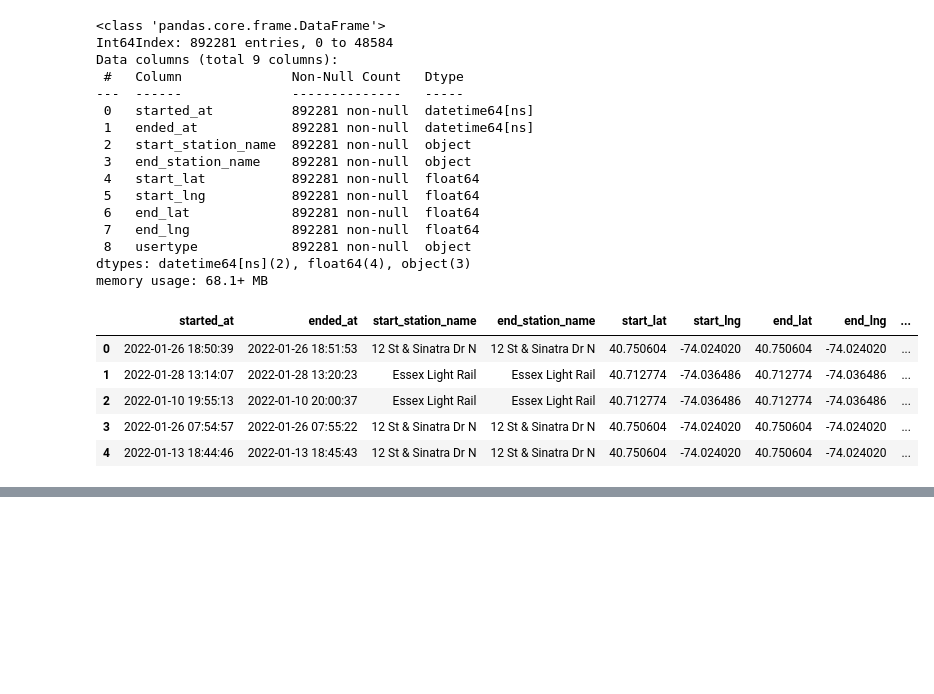
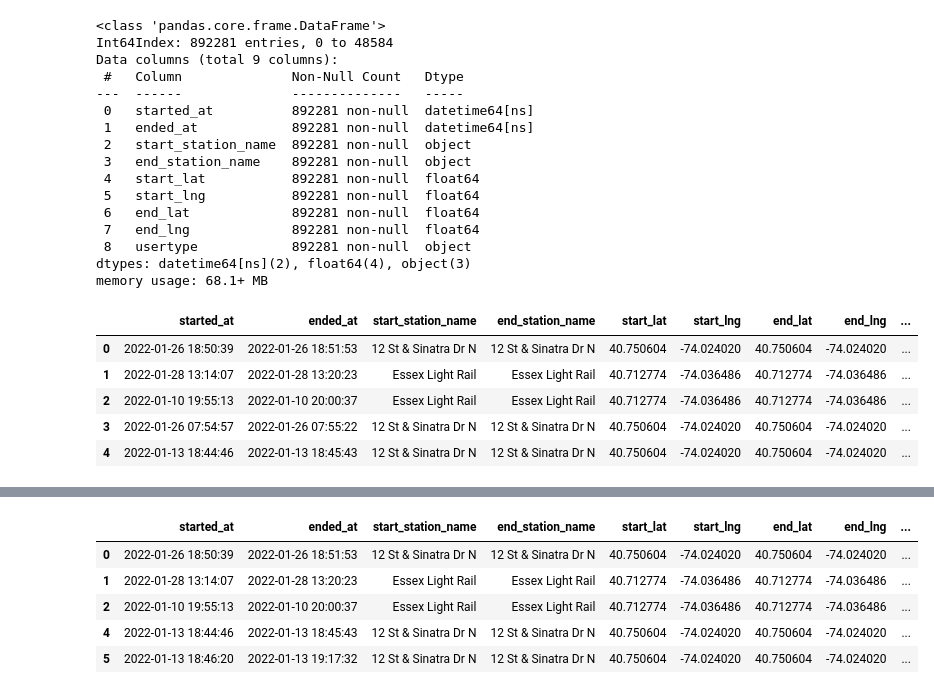
Before and after one commit to TEarle1213/CitiBike-Tableau, a Jupyter notebook: Raw Data/JC CitiBike .ipynb, the cells around one changed output, grey strips where cells are left out. Drawn from its saved outputs; the diff is of its cells as text; code cells hidden in the pictures; blank space fills up the shorter version.

Commit message:
udpated tables

```diff
--- a/Raw Data/JC CitiBike .ipynb
+++ b/Raw Data/JC CitiBike .ipynb
@@ -249,3 +249,8 @@ JC2022.head()
 | 2 | 2022-01-10 19:55:13 | 2022-01-10 20:00:37 | Essex Light Rail | Essex Light Rail | 40.712774 | -74.036486 | 40.712774 | -74.036486 | ... |
 | 3 | 2022-01-26 07:54:57 | 2022-01-26 07:55:22 | 12 St & Sinatra Dr N | 12 St & Sinatra Dr N | 40.750604 | -74.024020 | 40.750604 | -74.024020 | ... |
 | 4 | 2022-01-13 18:44:46 | 2022-01-13 18:45:43 | 12 St & Sinatra Dr N | 12 St & Sinatra Dr N | 40.750604 | -74.024020 | 40.750604 | -74.024020 | ... |
+# %%
+#add back in that tripduration column for both dataframes
+JC2021['tripduration']=JC2021['ended_at']-JC2021['started_at']
+JC2022['tripduration']=JC2022['ended_at']-JC2022['started_at']
+JC2022.head()
@@ -251,0 +284,6 @@ JC2022.head()
+# %%
+#Change that timedelta to a minute count integer
+import datetime
+JC2021['tripduration']=(JC2021['tripduration']/datetime.timedelta(minutes=1)).round().astype(int)
+JC2022['tripduration']=(JC2022['tripduration']/datetime.timedelta(minutes=1)).round().astype(int)
+JC2022.head()
@@ -252,3 +297,17 @@ JC2022.head()
+# %%
+#Now drop all rows where the 'trip' lasted less than one minute (which is consistent with Citibike's own practice of cleaning
+#system data to remove "any trips that were below 60 seconds in length (potentially false starts or users trying to re-dock
+#a bike to ensure it's secure).")
+JC2021=JC2021[JC2021['tripduration'] != 0]
+JC2022=JC2022[JC2022['tripduration'] != 0]
+JC2022.head()
+# %% [output]
+|  | started_at | ended_at | start_station_name | end_station_name | start_lat | start_lng | end_lat | end_lng | ... |
+| 0 | 2022-01-26 18:50:39 | 2022-01-26 18:51:53 | 12 St & Sinatra Dr N | 12 St & Sinatra Dr N | 40.750604 | -74.024020 | 40.750604 | -74.024020 | ... |
+| 1 | 2022-01-28 13:14:07 | 2022-01-28 13:20:23 | Essex Light Rail | Essex Light Rail | 40.712774 | -74.036486 | 40.712774 | -74.036486 | ... |
+| 2 | 2022-01-10 19:55:13 | 2022-01-10 20:00:37 | Essex Light Rail | Essex Light Rail | 40.712774 | -74.036486 | 40.712774 | -74.036486 | ... |
+| 4 | 2022-01-13 18:44:46 | 2022-01-13 18:45:43 | 12 St & Sinatra Dr N | 12 St & Sinatra Dr N | 40.750604 | -74.024020 | 40.750604 | -74.024020 | ... |
+| 5 | 2022-01-13 18:46:20 | 2022-01-13 19:17:32 | 12 St & Sinatra Dr N | 12 St & Sinatra Dr N | 40.750604 | -74.024020 | 40.750604 | -74.024020 | ... |
 # %%
 #Now make the 2 years into 2 csv files for use in tableau
 JC2021.to_csv('../Clean/JerseyCity2021.csv', index=False)
```
Also changed, not shown: parts of 4 cells of this notebook, 2 other files.
